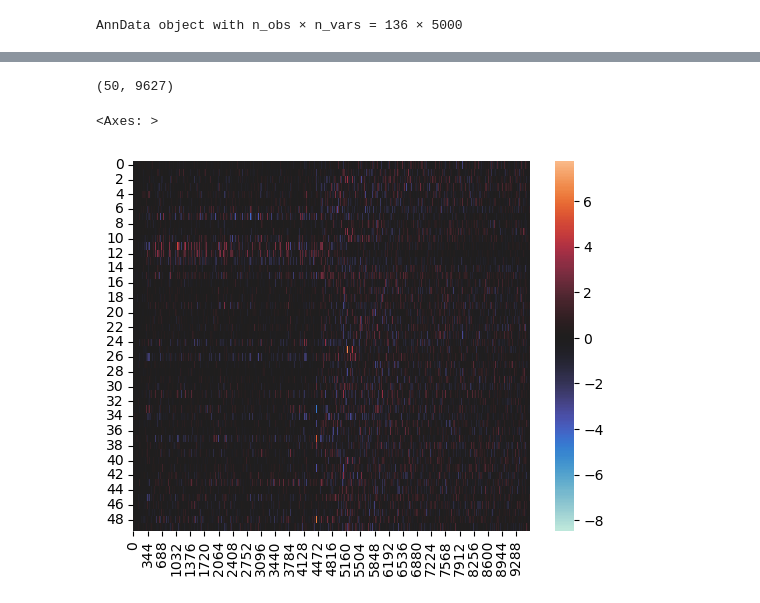
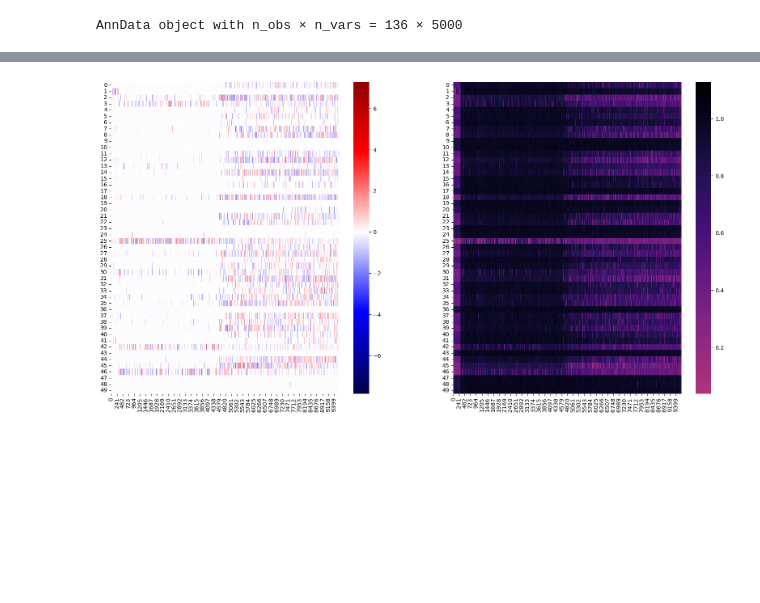
Before and after one commit to bioFAM/cellij, a Jupyter notebook: notebooks/mofa_synthetic.ipynb, the cells around one changed output, grey strips where cells are left out. Cells and saved outputs as stored; diff of their text form; code cells hidden in the pictures; blank space fills up the shorter version.

```diff
--- a/notebooks/mofa_synthetic.ipynb
+++ b/notebooks/mofa_synthetic.ipynb
@@ -166,10 +163,9 @@ Epoch  10000:     6322566.43
-# %%
-w_loc = pyro.get_param_store().get_param("FactorModel._guide.locs.w").detach().cpu().numpy()
-w_loc.shape
-# %% [output]
-(50, 9627)
-# %%
-sns.heatmap(w_loc, center=0)
-# %% [output]
-<Axes: >
-[figure, removed]
+# %%
+w_loc = pyro.get_param_store().get_param("FactorModel._guide.locs.w").detach().cpu().numpy()
+w_scale = pyro.get_param_store().get_param("FactorModel._guide.scales.w").detach().cpu().numpy()
+fig, ax = plt.subplots(1,2,figsize=(20,10))
+sns.heatmap(w_loc, center=0, ax=ax[0], cmap="seismic")
+sns.heatmap(w_scale, center=0, ax=ax[1], cmap="magma_r")
+plt.show()
+# %% [output]
+[figure, added]
```
Also changed, not shown: parts of 4 cells of this notebook, 1 other file.
